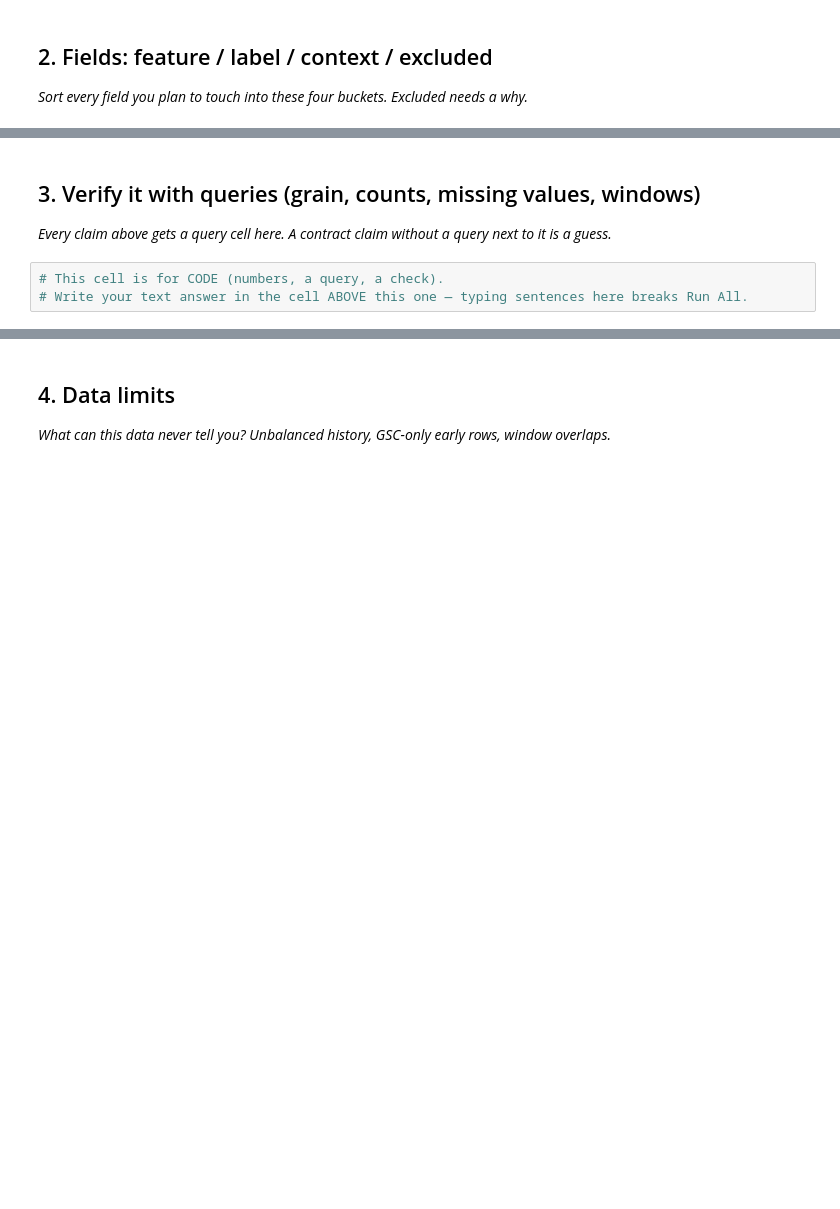
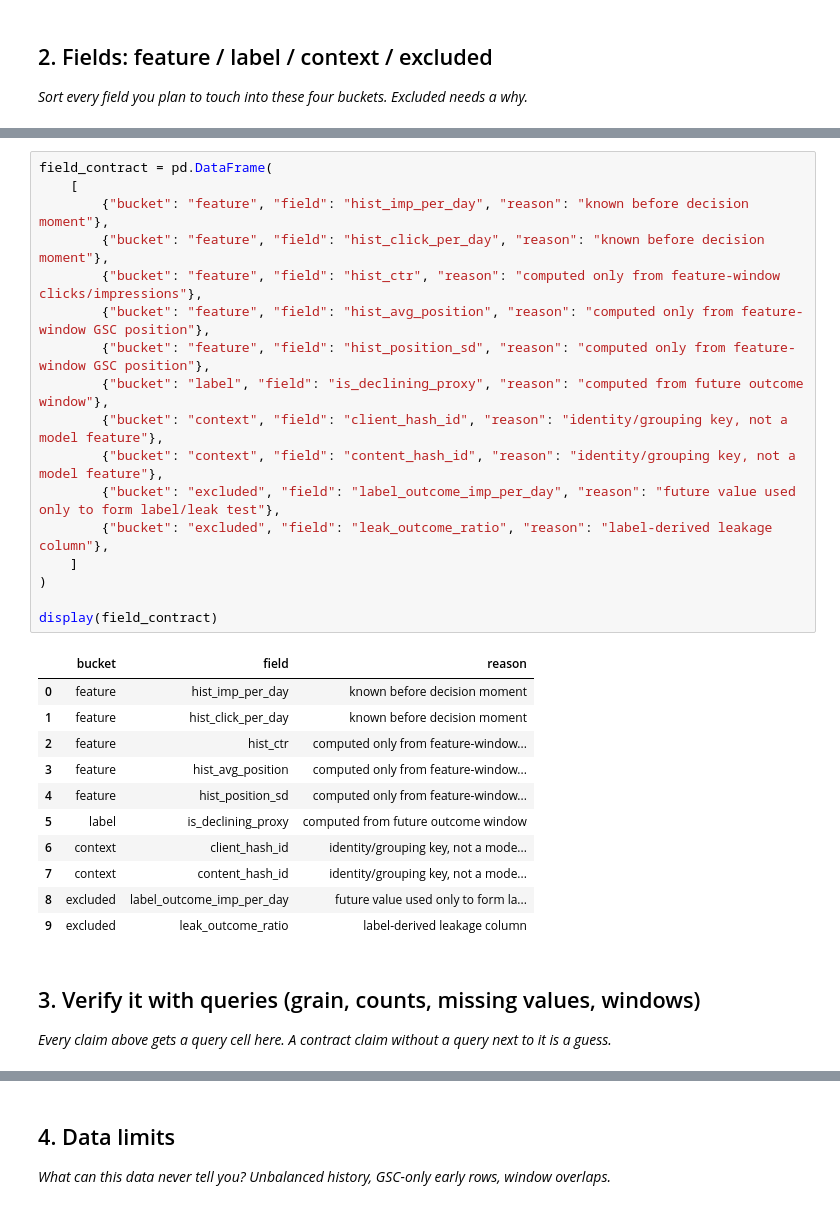
Before and after one commit to Cyb3rVigil/flyrank-ml-internship, a Jupyter notebook: work/notebooks/w03_data_contract.ipynb, the cells around one changed output, grey strips where cells are left out. Cells and saved outputs as stored; diff of their text form; blank space fills up the shorter version.

Commit message:
Complete w03 data contract assignment

```diff
--- a/work/notebooks/w03_data_contract.ipynb
+++ b/work/notebooks/w03_data_contract.ipynb
@@ -23,7 +112,33 @@ This skeleton is yours to fill. Work the sections **in order** — each one has
+# %%
+field_contract = pd.DataFrame(
+    [
+        {"bucket": "feature", "field": "hist_imp_per_day", "reason": "known before decision moment"},
+        {"bucket": "feature", "field": "hist_click_per_day", "reason": "known before decision moment"},
+        {"bucket": "feature", "field": "hist_ctr", "reason": "computed only from feature-window clicks/impressions"},
+        {"bucket": "feature", "field": "hist_avg_position", "reason": "computed only from feature-window GSC position"},
+        {"bucket": "feature", "field": "hist_position_sd", "reason": "computed only from feature-window GSC position"},
+        {"bucket": "label", "field": "is_declining_proxy", "reason": "computed from future outcome window"},
+        {"bucket": "context", "field": "client_hash_id", "reason": "identity/grouping key, not a model feature"},
+        {"bucket": "context", "field": "content_hash_id", "reason": "identity/grouping key, not a model feature"},
+        {"bucket": "excluded", "field": "label_outcome_imp_per_day", "reason": "future value used only to form label/leak test"},
+        {"bucket": "excluded", "field": "leak_outcome_ratio", "reason": "label-derived leakage column"},
+    ]
+)
+
+display(field_contract)
+# %% [output]
+|  | bucket | field | reason |
+| 0 | feature | hist_imp_per_day | known before decision moment |
+| 1 | feature | hist_click_per_day | known before decision moment |
+| 2 | feature | hist_ctr | computed only from feature-window... |
+| 3 | feature | hist_avg_position | computed only from feature-window... |
+| 4 | feature | hist_position_sd | computed only from feature-window... |
+| 5 | label | is_declining_proxy | computed from future outcome window |
+| 6 | context | client_hash_id | identity/grouping key, not a mode... |
+| 7 | context | content_hash_id | identity/grouping key, not a mode... |
+| 8 | excluded | label_outcome_imp_per_day | future value used only to form la... |
+| 9 | excluded | leak_outcome_ratio | label-derived leakage column |
 # %% [markdown]
 ## 3. Verify it with queries (grain, counts, missing values, windows)
 
 *Every claim above gets a query cell here. A contract claim without a query next to it is a guess.*
-# %%
-# This cell is for CODE (numbers, a query, a check).
-# Write your text answer in the cell ABOVE this one — typing sentences here breaks Run All.
```
Also changed, not shown: parts of 17 cells of this notebook.
